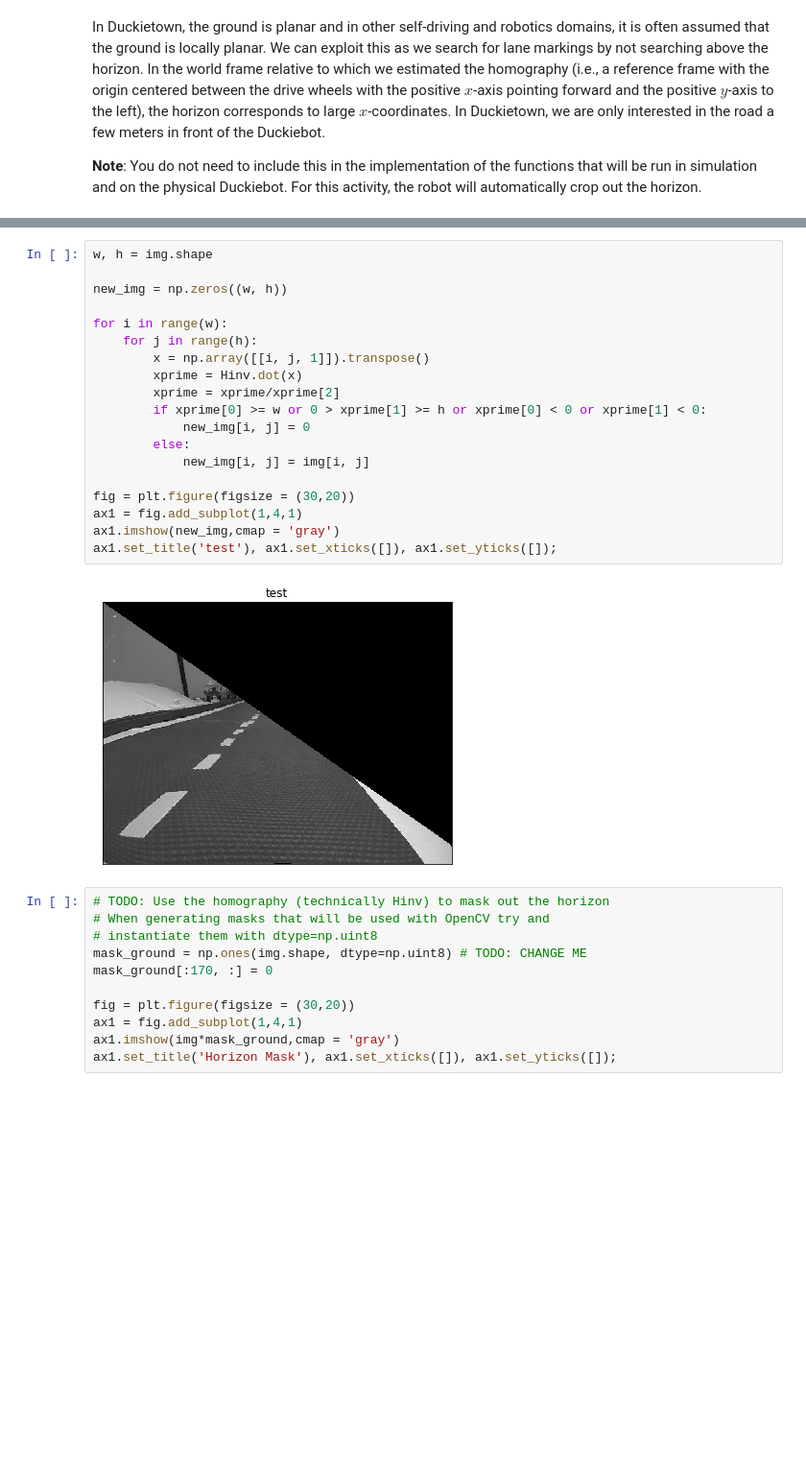
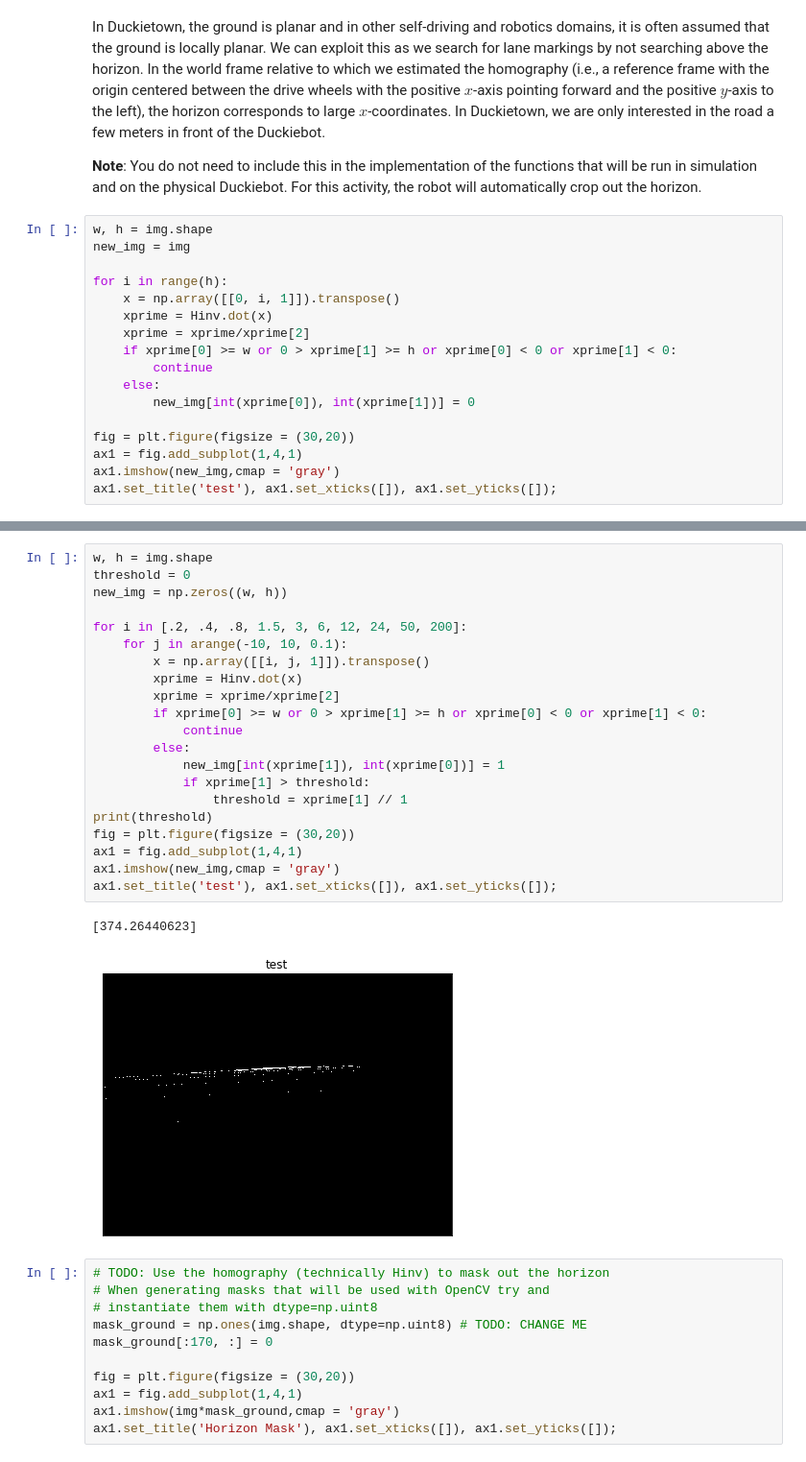
Before and after one commit to guthi1/mooc-exercises, a Jupyter notebook: visual_lane_servoing/solution/05-Visual-Servoing/visual_servoing_activity.ipynb, the cells around one changed output, grey strips where cells are left out. Shown at 96% size. Cells and saved outputs as stored; diff of their text form; blank space fills up the shorter version.

```diff
--- a/visual_lane_servoing/solution/05-Visual-Servoing/visual_servoing_activity.ipynb
+++ b/visual_lane_servoing/solution/05-Visual-Servoing/visual_servoing_activity.ipynb
@@ -98,3 +98,20 @@ print(Hinv)
 In Duckietown, the ground is planar and in other self-driving and robotics domains, it is often assumed that the ground is locally planar. We can exploit this as we search for lane markings by not searching above the horizon. In the world frame relative to which we estimated the homography (i.e., a reference frame with the origin centered between the drive wheels with the positive $x$-axis pointing forward and the positive $y$-axis to the left), the horizon corresponds to large $x$-coordinates. In Duckietown, we are only interested in the road a few meters in front of the Duckiebot.
 
 **Note**: You do not need to include this in the implementation of the functions that will be run in simulation and on the physical Duckiebot. For this activity, the robot will automatically crop out the horizon.
+# %%
+w, h = img.shape
+new_img = img
+
+for i in range(h):
+    x = np.array([[0, i, 1]]).transpose()
+    xprime = Hinv.dot(x)
+    xprime = xprime/xprime[2]
+    if xprime[0] >= w or 0 > xprime[1] >= h or xprime[0] < 0 or xprime[1] < 0:
+        continue
+    else:
+        new_img[int(xprime[0]), int(xprime[1])] = 0
+
+fig = plt.figure(figsize = (30,20))
+ax1 = fig.add_subplot(1,4,1)
+ax1.imshow(new_img,cmap = 'gray')
+ax1.set_title('test'), ax1.set_xticks([]), ax1.set_yticks([]);
@@ -101,24 +120,27 @@ In Duckietown, the ground is planar and in other self-driving and robotics domai
 # %%
 w, h = img.shape
-
+threshold = 0
 new_img = np.zeros((w, h))
 
-for i in range(w):
-    for j in range(h):
+for i in [.2, .4, .8, 1.5, 3, 6, 12, 24, 50, 200]:
+    for j in arange(-10, 10, 0.1):
         x = np.array([[i, j, 1]]).transpose()
         xprime = Hinv.dot(x)
         xprime = xprime/xprime[2]
         if xprime[0] >= w or 0 > xprime[1] >= h or xprime[0] < 0 or xprime[1] < 0:
-            new_img[i, j] = 0
+            continue
         else:
-            new_img[i, j] = img[i, j]
-
+            new_img[int(xprime[1]), int(xprime[0])] = 1
+            if xprime[1] > threshold:
+                threshold = xprime[1] // 1
+print(threshold)
 fig = plt.figure(figsize = (30,20))
 ax1 = fig.add_subplot(1,4,1)
 ax1.imshow(new_img,cmap = 'gray')
 ax1.set_title('test'), ax1.set_xticks([]), ax1.set_yticks([]);
 # %% [output]
+[374.26440623]
-[figure, old version]
+[figure, new version]
 # %%
 # TODO: Use the homography (technically Hinv) to mask out the horizon
 # When generating masks that will be used with OpenCV try and
```
Also changed, not shown: parts of 5 cells of this notebook.
